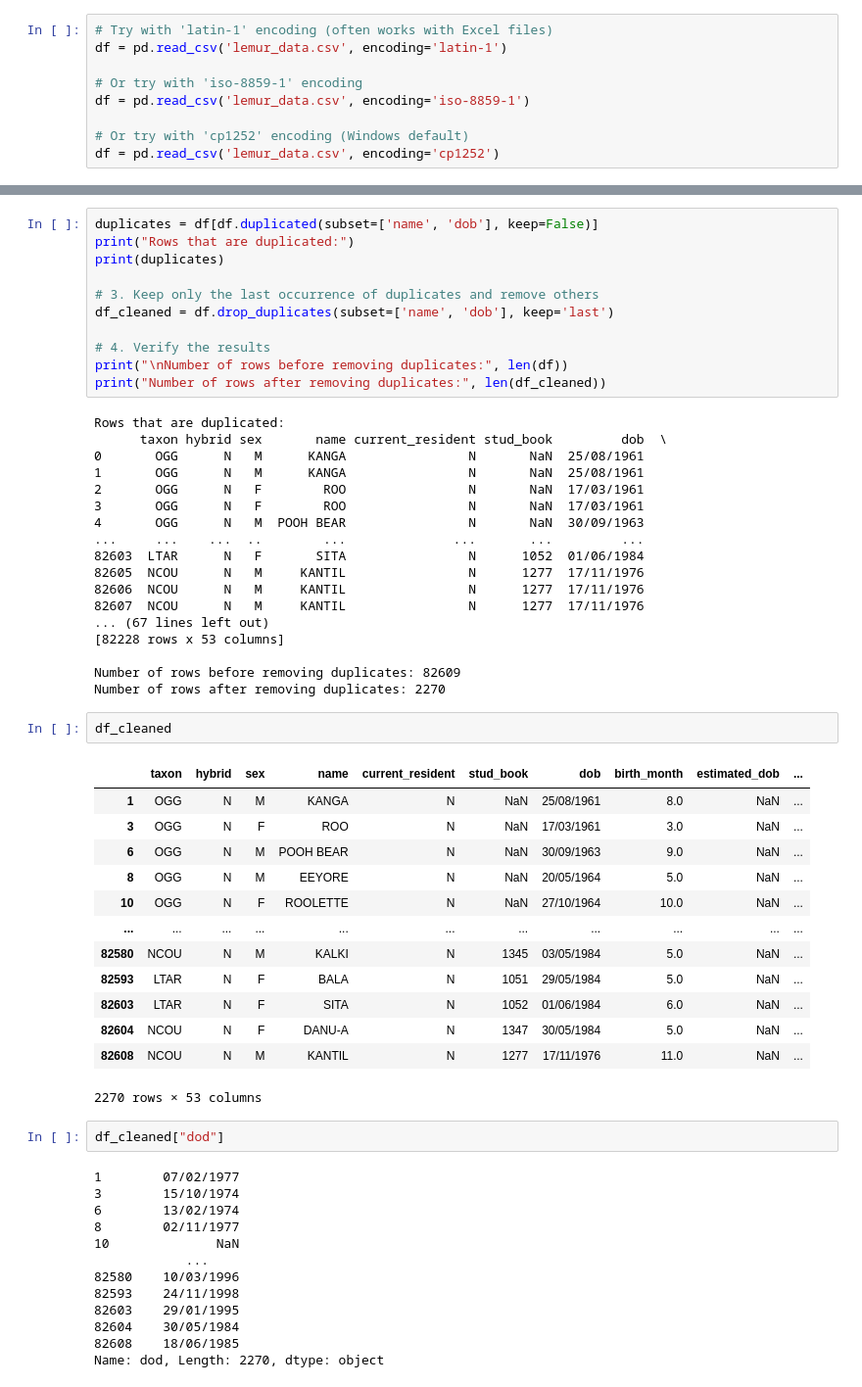
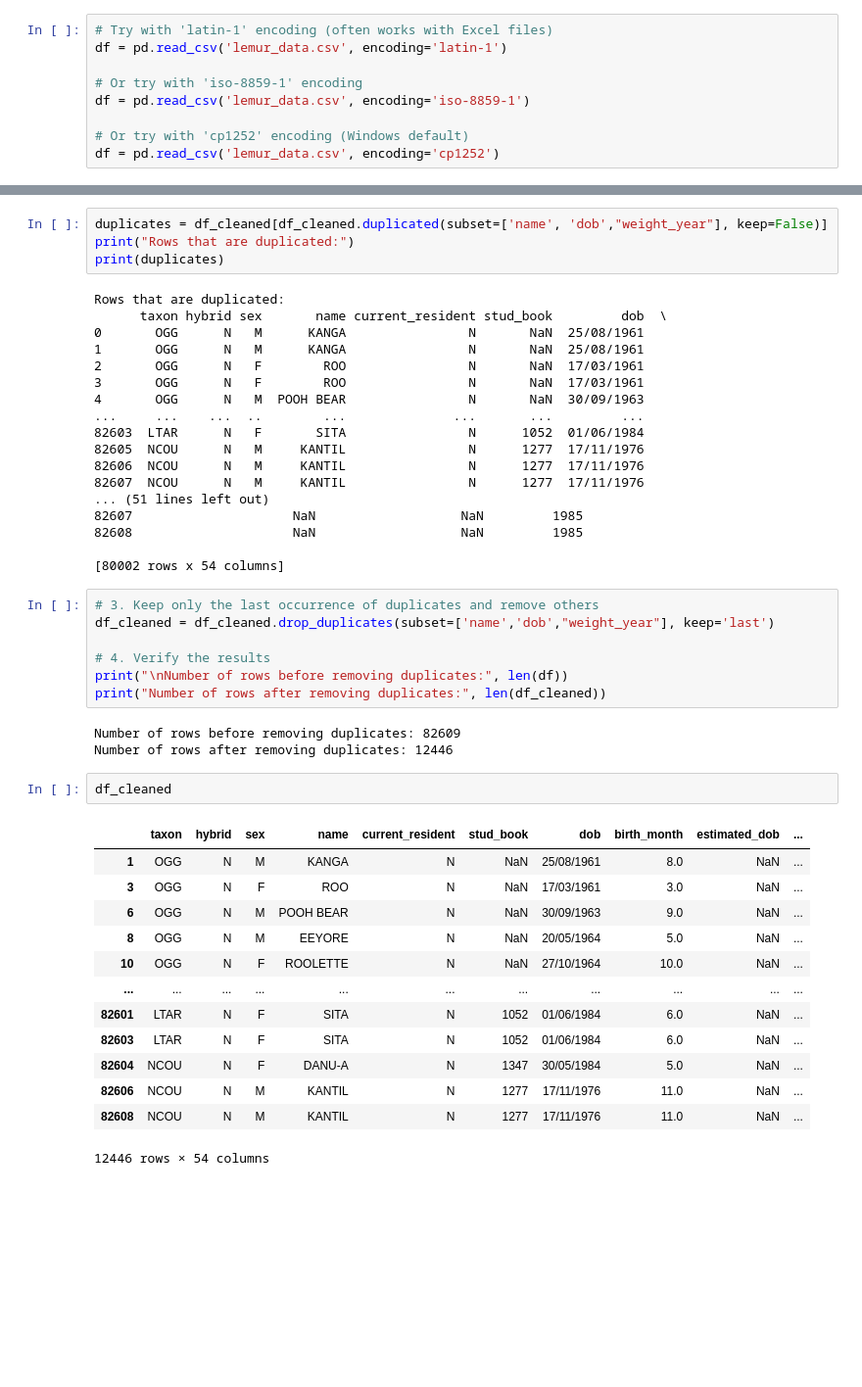
Before and after one commit to CaitlinLi123/comp40610ProjectCleanedData, a Jupyter notebook: Data Cleaning.ipynb, the cells around one changed output, grey strips where cells are left out. Shown: that part at 98% size. Drawn from its saved outputs; the diff is of its cells as text; blank space fills up the shorter version.

```diff
--- a/Data Cleaning.ipynb
+++ b/Data Cleaning.ipynb
@@ -12,14 +78,7 @@ df = pd.read_csv('lemur_data.csv', encoding='cp1252')
 # %%
-duplicates = df[df.duplicated(subset=['name', 'dob'], keep=False)]
+duplicates = df_cleaned[df_cleaned.duplicated(subset=['name', 'dob',"weight_year"], keep=False)]
 print("Rows that are duplicated:")
 print(duplicates)
-
-# 3. Keep only the last occurrence of duplicates and remove others
-df_cleaned = df.drop_duplicates(subset=['name', 'dob'], keep='last')
-
-# 4. Verify the results
-print("\nNumber of rows before removing duplicates:", len(df))
-print("Number of rows after removing duplicates:", len(df_cleaned))
 # %% [output]
 Rows that are duplicated:
       taxon hybrid sex       name current_resident stud_book         dob  \
@@ -33,39 +92,34 @@ Rows that are duplicated:
 82605  NCOU      N   M     KANTIL                N      1277  17/11/1976
 82606  NCOU      N   M     KANTIL                N      1277  17/11/1976
 82607  NCOU      N   M     KANTIL                N      1277  17/11/1976
-... (67 lines left out)
-[82228 rows x 53 columns]
+... (51 lines left out)
+82607                     NaN                   NaN         1985
+82608                     NaN                   NaN         1985
 
-Number of rows before removing duplicates: 82609
-Number of rows after removing duplicates: 2270
+[80002 rows x 54 columns]
 # %%
-df_cleaned
+# 3. Keep only the last occurrence of duplicates and remove others
+df_cleaned = df_cleaned.drop_duplicates(subset=['name','dob',"weight_year"], keep='last')
+
+# 4. Verify the results
+print("\nNumber of rows before removing duplicates:", len(df))
+print("Number of rows after removing duplicates:", len(df_cleaned))
 # %% [output]
-|  | taxon | hybrid | sex | name | current_resident | stud_book | dob | birth_month | estimated_dob | ... |
-| 1 | OGG | N | M | KANGA | N | NaN | 25/08/1961 | 8.0 | NaN | ... |
-| 3 | OGG | N | F | ROO | N | NaN | 17/03/1961 | 3.0 | NaN | ... |
-| 6 | OGG | N | M | POOH BEAR | N | NaN | 30/09/1963 | 9.0 | NaN | ... |
-| 8 | OGG | N | M | EEYORE | N | NaN | 20/05/1964 | 5.0 | NaN | ... |
-| 10 | OGG | N | F | ROOLETTE | N | NaN | 27/10/1964 | 10.0 | NaN | ... |
-| ... | ... | ... | ... | ... | ... | ... | ... | ... | ... | ... |
-| 82580 | NCOU | N | M | KALKI | N | 1345 | 03/05/1984 | 5.0 | NaN | ... |
-| 82593 | LTAR | N | F | BALA | N | 1051 | 29/05/1984 | 5.0 | NaN | ... |
-| 82603 | LTAR | N | F | SITA | N | 1052 | 01/06/1984 | 6.0 | NaN | ... |
-| 82604 | NCOU | N | F | DANU-A | N | 1347 | 30/05/1984 | 5.0 | NaN | ... |
-| 82608 | NCOU | N | M | KANTIL | N | 1277 | 17/11/1976 | 11.0 | NaN | ... |
-2270 rows × 53 columns
+Number of rows before removing duplicates: 82609
+Number of rows after removing duplicates: 12446
 # %%
-df_cleaned["dod"]
+df_cleaned
 # %% [output]
+|  | taxon | hybrid | sex | name | current_resident | stud_book | dob | birth_month | estimated_dob | ... |
+| 1 | OGG | N | M | KANGA | N | NaN | 25/08/1961 | 8.0 | NaN | ... |
+| 3 | OGG | N | F | ROO | N | NaN | 17/03/1961 | 3.0 | NaN | ... |
+| 6 | OGG | N | M | POOH BEAR | N | NaN | 30/09/1963 | 9.0 | NaN | ... |
+| 8 | OGG | N | M | EEYORE | N | NaN | 20/05/1964 | 5.0 | NaN | ... |
+| 10 | OGG | N | F | ROOLETTE | N | NaN | 27/10/1964 | 10.0 | NaN | ... |
+| ... | ... | ... | ... | ... | ... | ... | ... | ... | ... | ... |
+| 82601 | LTAR | N | F | SITA | N | 1052 | 01/06/1984 | 6.0 | NaN | ... |
+| 82603 | LTAR | N | F | SITA | N | 1052 | 01/06/1984 | 6.0 | NaN | ... |
+| 82604 | NCOU | N | F | DANU-A | N | 1347 | 30/05/1984 | 5.0 | NaN | ... |
+| 82606 | NCOU | N | M | KANTIL | N | 1277 | 17/11/1976 | 11.0 | NaN | ... |
+| 82608 | NCOU | N | M | KANTIL | N | 1277 | 17/11/1976 | 11.0 | NaN | ... |
-1        07/02/1977
-3        15/10/1974
-6        13/02/1974
-8        02/11/1977
-10              NaN
-            ...
-82580    10/03/1996
-82593    24/11/1998
-82603    29/01/1995
-82604    30/05/1984
-82608    18/06/1985
-Name: dod, Length: 2270, dtype: object
+12446 rows × 54 columns
```
Also changed, not shown: parts of 9 cells of this notebook, 2 other files.
